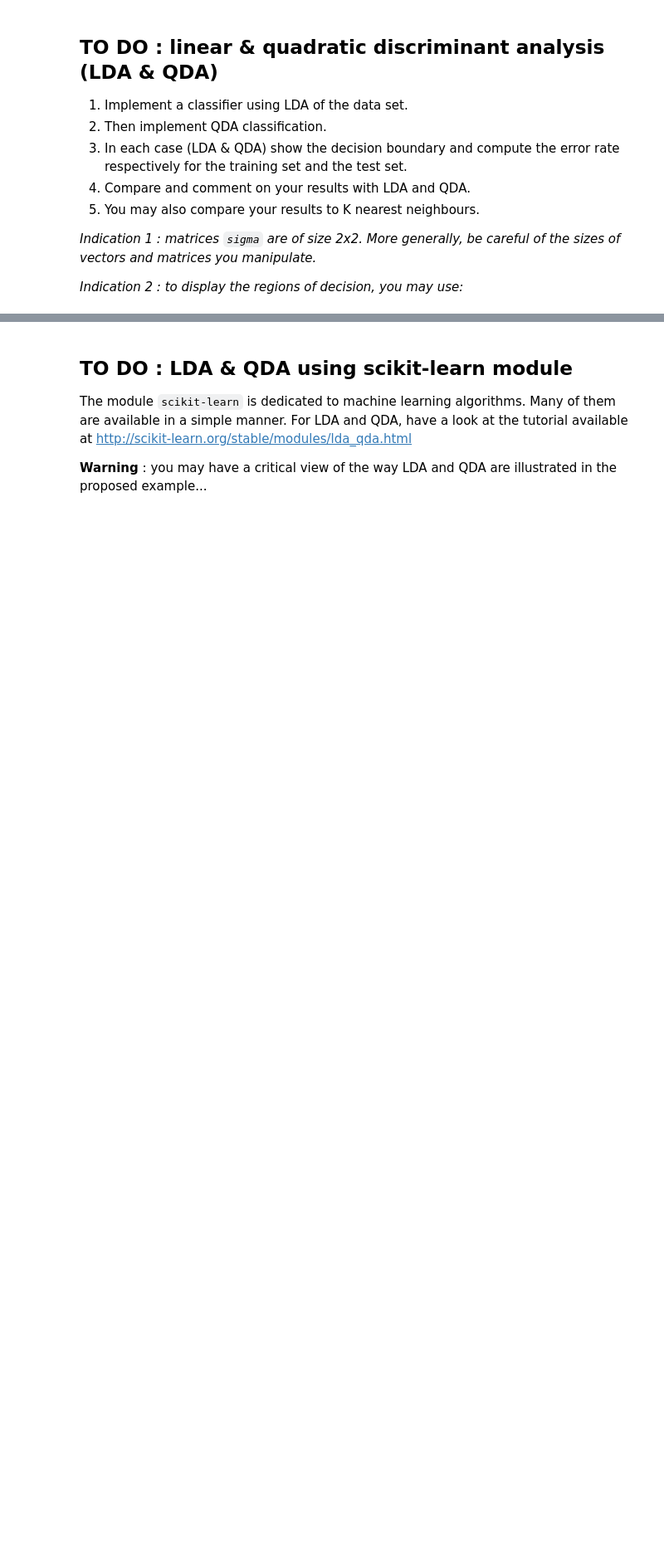
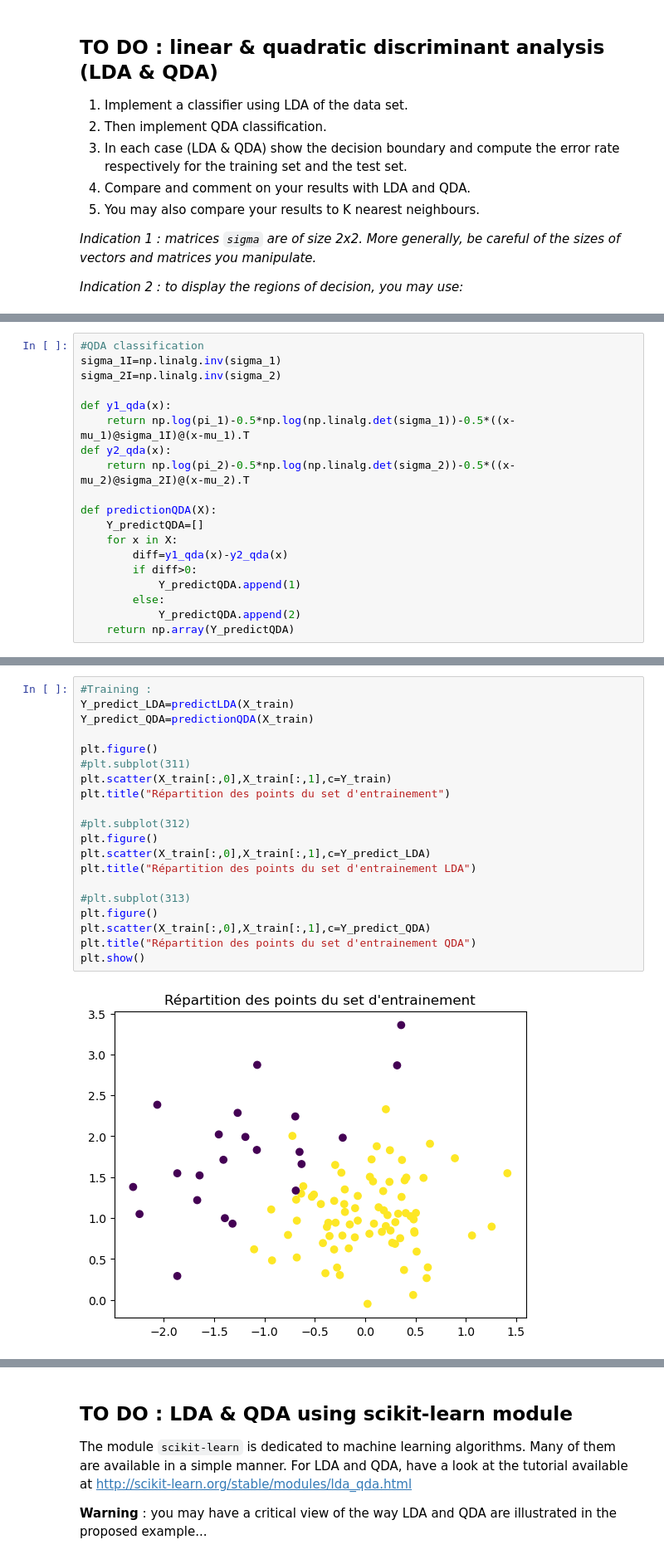
Before and after one commit to VictorCilleros/ML, a Jupyter notebook: TP2_archive/TP2_LDA_QDA.ipynb, the cells around one changed output, grey strips where cells are left out. Shown: that part at 83% size. Saved outputs shown, nothing was run; the diff lists cells and outputs as text; blank space fills up the shorter version.

```diff
--- a/TP2_archive/TP2_LDA_QDA.ipynb
+++ b/TP2_archive/TP2_LDA_QDA.ipynb
@@ -100,3 +107,22 @@ _Indication 2 : to display the regions of decision, you may use:_
+# %%
+#QDA classification
+sigma_1I=np.linalg.inv(sigma_1)
+sigma_2I=np.linalg.inv(sigma_2)
+
+def y1_qda(x):
+    return np.log(pi_1)-0.5*np.log(np.linalg.det(sigma_1))-0.5*((x-mu_1)@sigma_1I)@(x-mu_1).T
+def y2_qda(x):
+    return np.log(pi_2)-0.5*np.log(np.linalg.det(sigma_2))-0.5*((x-mu_2)@sigma_2I)@(x-mu_2).T
+
+def predictionQDA(X):
+    Y_predictQDA=[]
+    for x in X:
+        diff=y1_qda(x)-y2_qda(x)
+        if diff>0:
+            Y_predictQDA.append(1)
+        else:
+            Y_predictQDA.append(2)
+    return np.array(Y_predictQDA)
 # %%
 Nx1=100 # number of samples for display
 Nx2=100
@@ -165,0 +149,22 @@ NameError: name 'Y_predict' is not defined
+# %%
+#Training :
+Y_predict_LDA=predictLDA(X_train)
+Y_predict_QDA=predictionQDA(X_train)
+
+plt.figure()
+#plt.subplot(311)
+plt.scatter(X_train[:,0],X_train[:,1],c=Y_train)
+plt.title("Répartition des points du set d'entrainement")
+
+#plt.subplot(312)
+plt.figure()
+plt.scatter(X_train[:,0],X_train[:,1],c=Y_predict_LDA)
+plt.title("Répartition des points du set d'entrainement LDA")
+
+#plt.subplot(313)
+plt.figure()
+plt.scatter(X_train[:,0],X_train[:,1],c=Y_predict_QDA)
+plt.title("Répartition des points du set d'entrainement QDA")
+plt.show()
+# %% [output]
+[figure, added]
```
Also changed, not shown: parts of 12 cells of this notebook.
